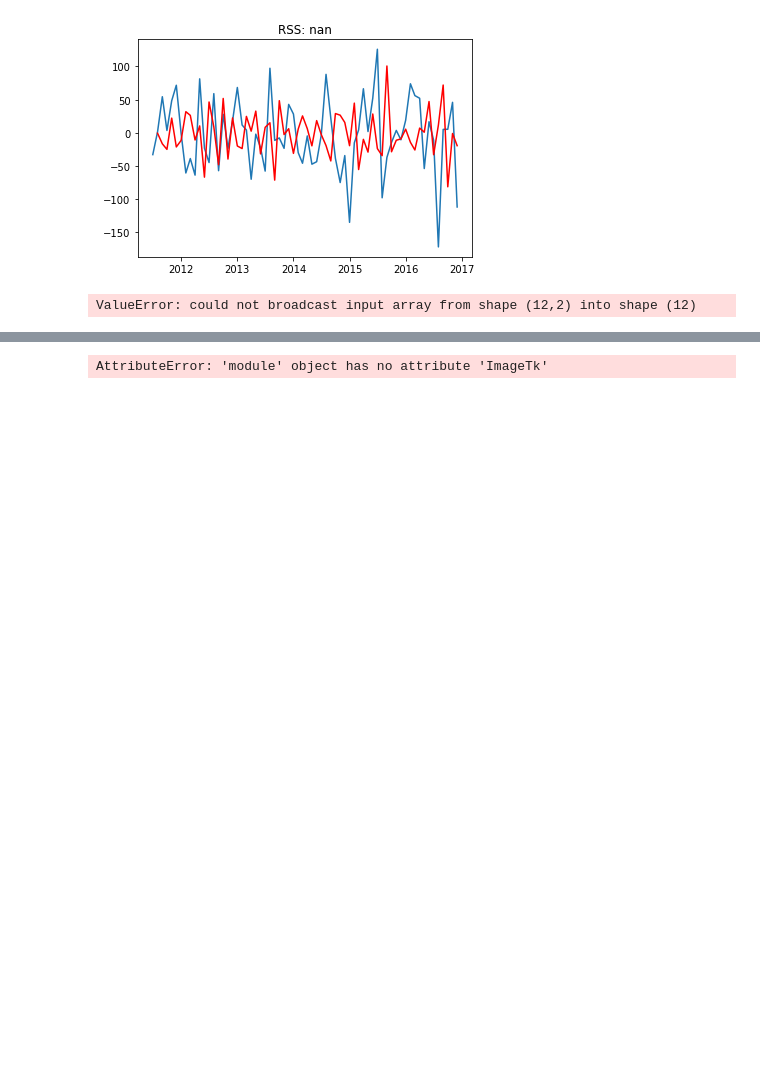
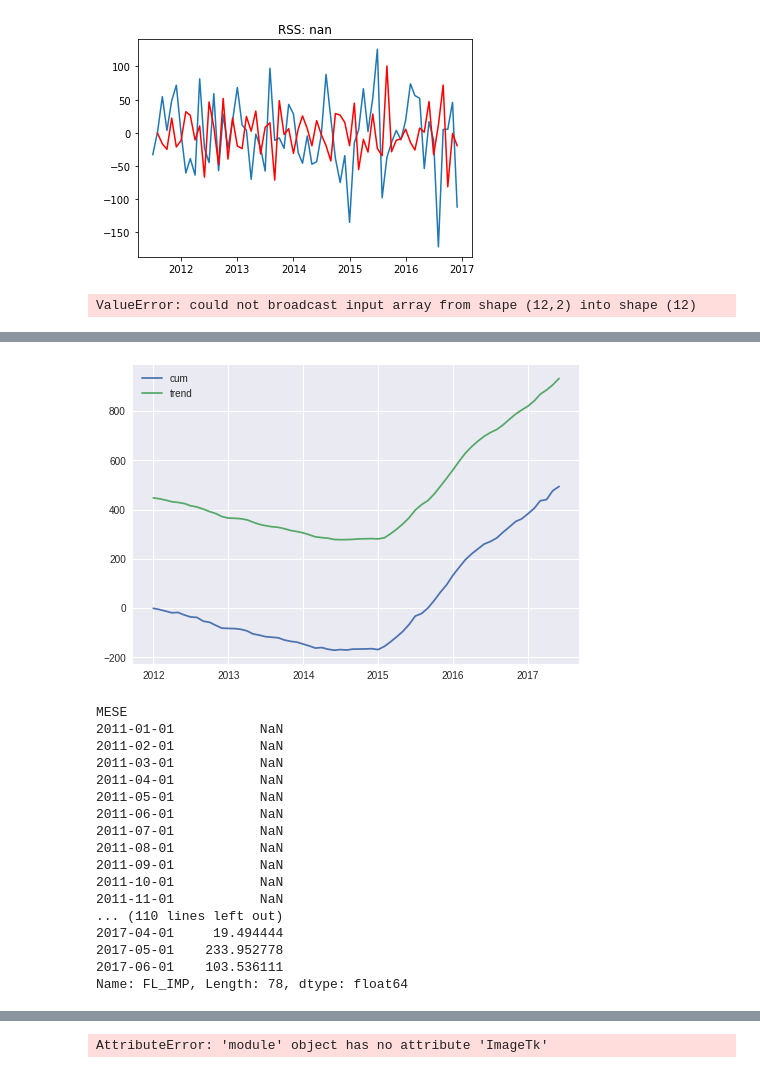
Before and after one commit to giannizatt/NCFApp, a Jupyter notebook: NCFApp.ipynb, the cells around one changed output, grey strips where cells are left out. Drawn from its saved outputs; the diff is of its cells as text; code cells hidden in the pictures; blank space fills up the shorter version.

```diff
--- a/NCFApp.ipynb
+++ b/NCFApp.ipynb
@@ -394,0 +370,30 @@ class ARIMAResults(ARMAResults)
+# %%
+reducto = (SP-SP.shift(12))/12
+#rollmean = reducto.rolling(window=12,center=False).mean()
+#print reducto
+plt.plot(reducto.cumsum(),label='cum')
+#plt.plot(rollmean)
+plt.plot(trend, label='trend')
+plt.legend()
+plt.show()
+print trend
+print residual
+# %% [output]
+[figure, added]
+MESE
+2011-01-01           NaN
+2011-02-01           NaN
+2011-03-01           NaN
+2011-04-01           NaN
+2011-05-01           NaN
+2011-06-01           NaN
+2011-07-01           NaN
+2011-08-01           NaN
+2011-09-01           NaN
+2011-10-01           NaN
+2011-11-01           NaN
+... (110 lines left out)
+2017-04-01     19.494444
+2017-05-01    233.952778
+2017-06-01    103.536111
+Name: FL_IMP, Length: 78, dtype: float64
```
Also changed, not shown: parts of 9 cells of this notebook.
